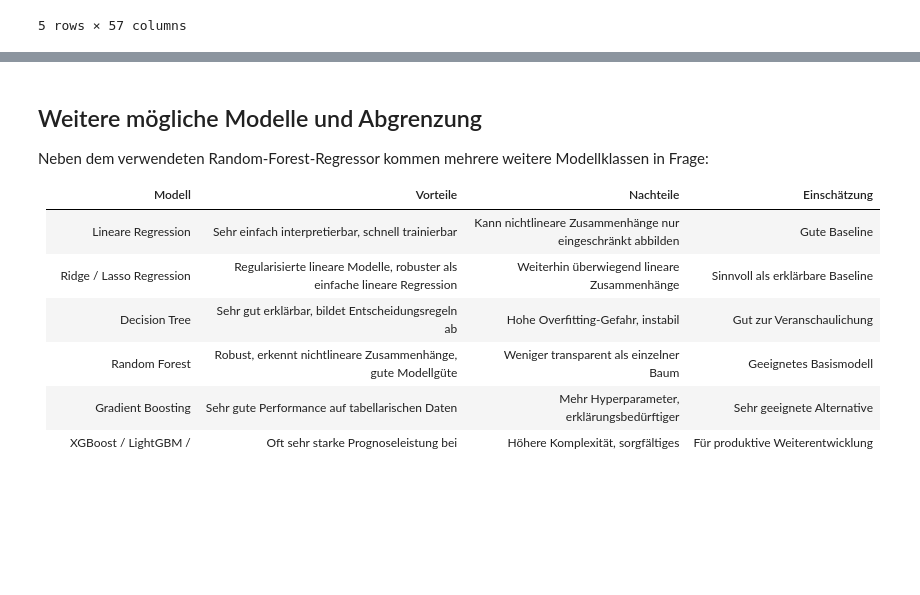
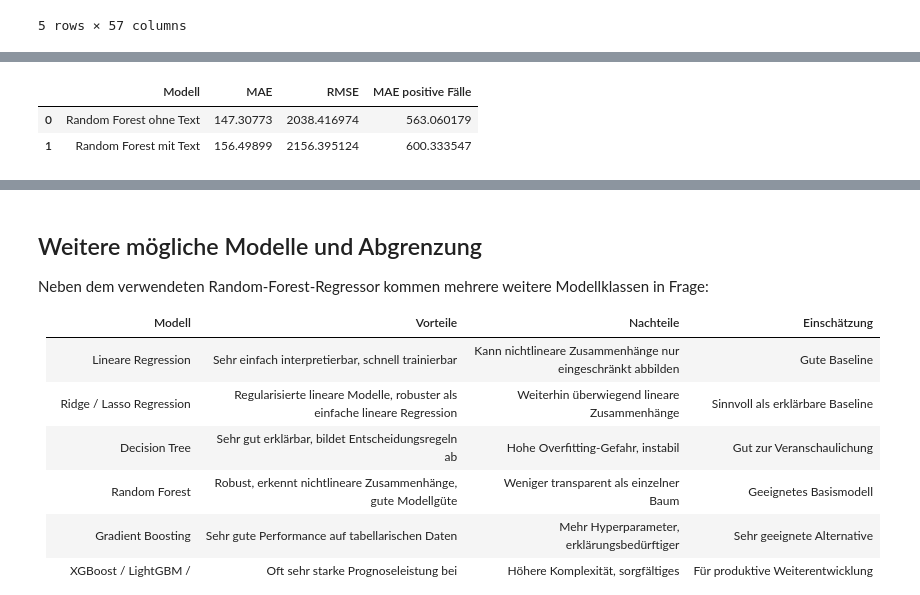
Before and after one commit to smartinezai/DRV-model, a Jupyter notebook: nachforderung_modell.ipynb, the cells around one changed output, grey strips where cells are left out. Drawn from its saved outputs; the diff is of its cells as text; code cells hidden in the pictures; blank space fills up the shorter version.

```diff
--- a/nachforderung_modell.ipynb
+++ b/nachforderung_modell.ipynb
@@ -741,42 +740,97 @@ data_with_text_encoded.head()
 | 4 | 0.00 | 8.0 | 4.05 | 248.197640 | 281.908553 | 3585.0 | 0.0 | 6 | 0 | ... |
 5 rows × 57 columns
 # %%
-X_text = data_with_text_encoded.drop(columns=["nachforderung"])
-y_text = data_with_text_encoded["nachforderung"]
+# Gleiche Zielvariable wie vorher
+y = data["nachforderung"]
+y_class = (y > 0).astype(int)
 
-y_text_class = (y_text > 0).astype(int)
-
-X_train_text, X_test_text, y_train_text, y_test_text, y_train_text_class, y_test_text_class = train_test_split(
-    X_text,
-    y_text,
-    y_text_class,
+# Ein gemeinsamer Split auf Index-Ebene
+train_idx, test_idx = train_test_split(
+    data.index,
     test_size=0.2,
     random_state=42,
-    stratify=y_text_class
+    stratify=y_class
 )
 
-rf_text = RandomForestRegressor(
+# -----------------------------
+# Modell ohne Text
+# -----------------------------
+
+X_no_text = data.drop(columns=["nachforderung"])
+
+X_train_no_text = X_no_text.loc[train_idx]
+X_test_no_text = X_no_text.loc[test_idx]
+
+y_train_clean = y.loc[train_idx]
+y_test_clean = y.loc[test_idx]
+
+rf_no_text = RandomForestRegressor(
     n_estimators=300,
     random_state=42,
     n_jobs=-1,
     max_depth=8
 )
 
-rf_text.fit(X_train_text, y_train_text)
+rf_no_text.fit(X_train_no_text, y_train_clean)
 
-rf_text_pred = rf_text.predict(X_test_text)
+pred_no_text = rf_no_text.predict(X_test_no_text)
 
-mae_rf_text = mean_absolute_error(y_test_text, rf_text_pred)
-rmse_rf_text = mean_squared_error(y_test_text, rf_text_pred) ** 0.5
+mae_no_text = mean_absolute_error(y_test_clean, pred_no_text)
+rmse_no_text = mean_squared_error(y_test_clean, pred_no_text) ** 0.5
 
-positive_test_mask_text = y_test_text > 0
+positive_test_mask_clean = y_test_clean > 0
 
-mae_rf_text_positive = mean_absolute_error(
-    y_test_text[positive_test_mask_text],
-    rf_text_pred[positive_test_mask_text]
+mae_no_text_positive = mean_absolute_error(
+    y_test_clean[positive_test_mask_clean],
+    pred_no_text[positive_test_mask_clean]
 )
 
-print("Random Forest mit Text MAE:", mae_rf_text)
-print("Random Forest mit Text RMSE:", rmse_rf_text)
-print("Random Forest mit Text MAE positive Fälle:", mae_rf_text_positive)
+# -----------------------------
+# Modell mit Text
+# -----------------------------
+
+X_with_text = data_with_text_encoded.drop(columns=["nachforderung"])
+
+X_train_with_text = X_with_text.loc[train_idx]
+X_test_with_text = X_with_text.loc[test_idx]
+
+rf_with_text = RandomForestRegressor(
+    n_estimators=300,
+    random_state=42,
+    n_jobs=-1,
+    max_depth=8
+)
+
+rf_with_text.fit(X_train_with_text, y_train_clean)
+
+pred_with_text = rf_with_text.predict(X_test_with_text)
+
+mae_with_text = mean_absolute_error(y_test_clean, pred_with_text)
+rmse_with_text = mean_squared_error(y_test_clean, pred_with_text) ** 0.5
+
+mae_with_text_positive = mean_absolute_error(
+    y_test_clean[positive_test_mask_clean],
+    pred_with_text[positive_test_mask_clean]
+)
+
+comparison_text_clean = pd.DataFrame({
+    "Modell": [
+        "Random Forest ohne Text",
+        "Random Forest mit Text"
+    ],
+    "MAE": [
+        mae_no_text,
+        mae_with_text
+    ],
+    "RMSE": [
+        rmse_no_text,
+        rmse_with_text
+    ],
+    "MAE positive Fälle": [
+        mae_no_text_positive,
+        mae_with_text_positive
+    ]
+})
+
+comparison_text_clean
 # %% [output]
@@ -785,0 +837,3 @@ Random Forest mit Text MAE positive Fälle: 600.3335467629119
+|  | Modell | MAE | RMSE | MAE positive Fälle |
+| 0 | Random Forest ohne Text | 147.30773 | 2038.416974 | 563.060179 |
+| 1 | Random Forest mit Text | 156.49899 | 2156.395124 | 600.333547 |
```
Also changed, not shown: parts of 8 cells of this notebook.
